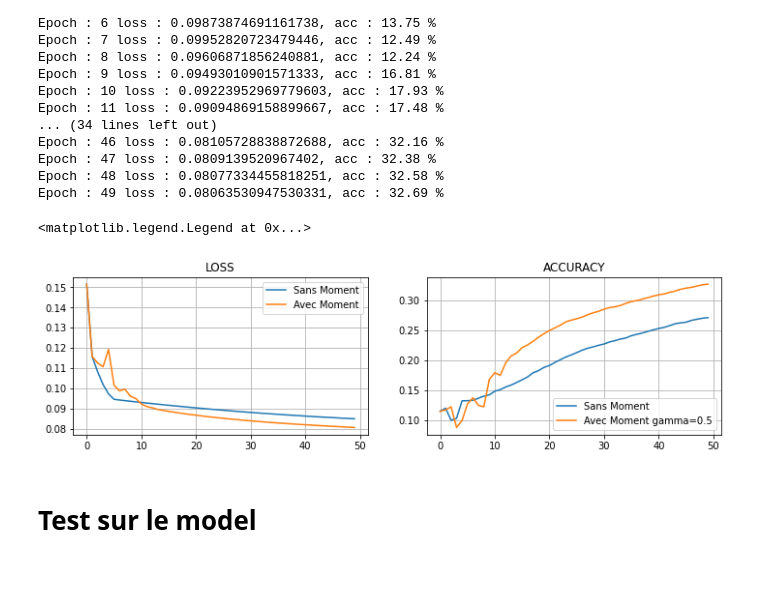
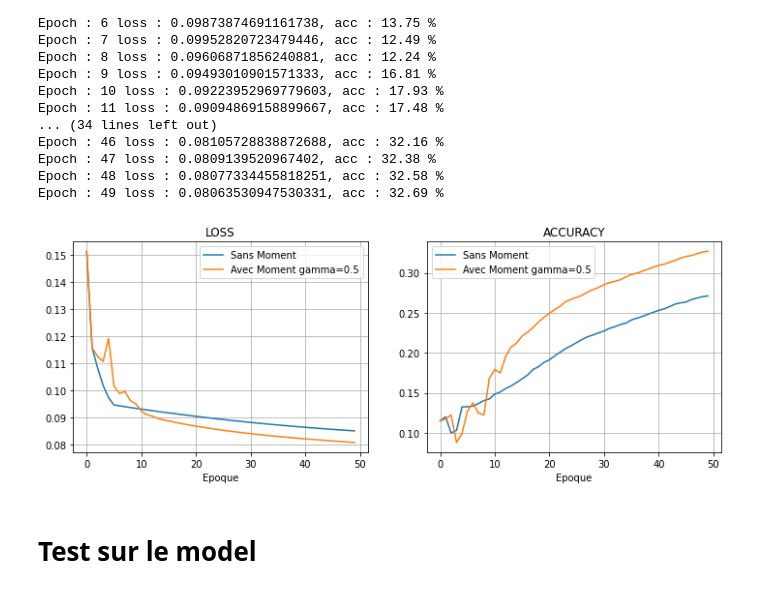
Before and after one commit to tttienthinh/4Tipe, a Jupyter notebook: 5-Optimizers/my mnist - Optimizer moment.ipynb, the cells around one changed output. Saved outputs shown, nothing was run; the diff lists cells and outputs as text; code cells hidden in the pictures.

```diff
--- a/5-Optimizers/my mnist - Optimizer moment.ipynb
+++ b/5-Optimizers/my mnist - Optimizer moment.ipynb
@@ -261,24 +261,27 @@ Epoch : 47 loss : 0.0809139520967402, acc : 32.38 %
 Epoch : 48 loss : 0.08077334455818251, acc : 32.58 %
 Epoch : 49 loss : 0.08063530947530331, acc : 32.69 %
 # %%
-fig, axs = plt.subplots(1, 2, figsize=(12, 3))
+fig, axs = plt.subplots(1, 2, figsize=(12, 4))
 
 ax0 = axs[0]
 ax0.plot(loss_sans_moment, label="Sans Moment")
-ax0.plot(loss_avec_moment, label="Avec Moment")
+ax0.plot(loss_avec_moment, label="Avec Moment gamma=0.5")
 ax0.set_title("LOSS")
 ax0.grid()
 ax0.legend()
+ax0.set_xlabel('Epoque')
 
 ax1 = axs[1]
 ax1.plot(acc_sans_moment, label="Sans Moment")
 ax1.plot(acc_avec_moment, label="Avec Moment gamma=0.5")
 ax1.set_title("ACCURACY")
 ax1.grid()
 ax1.legend()
+ax1.set_xlabel('Epoque')
+
+plt.savefig("MNIST moment vs sans.jpg")
 # %% [output]
-<matplotlib.legend.Legend at 0x...>
-[figure, old version]
+[figure, new version]
 # %%
 # sauvegarde du model
 pickle.dump( model, open( "demo.p", "wb" ) )
```
Also changed, not shown: 26 other files.
